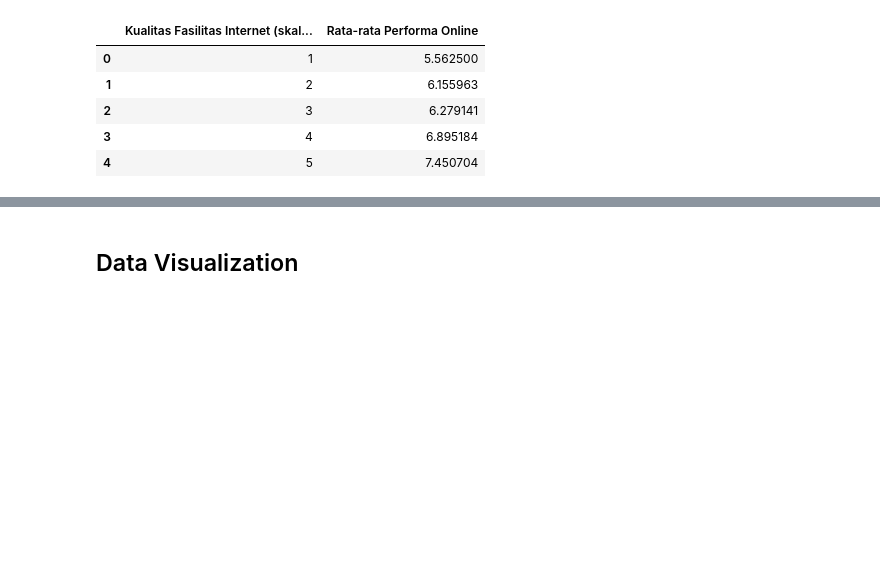
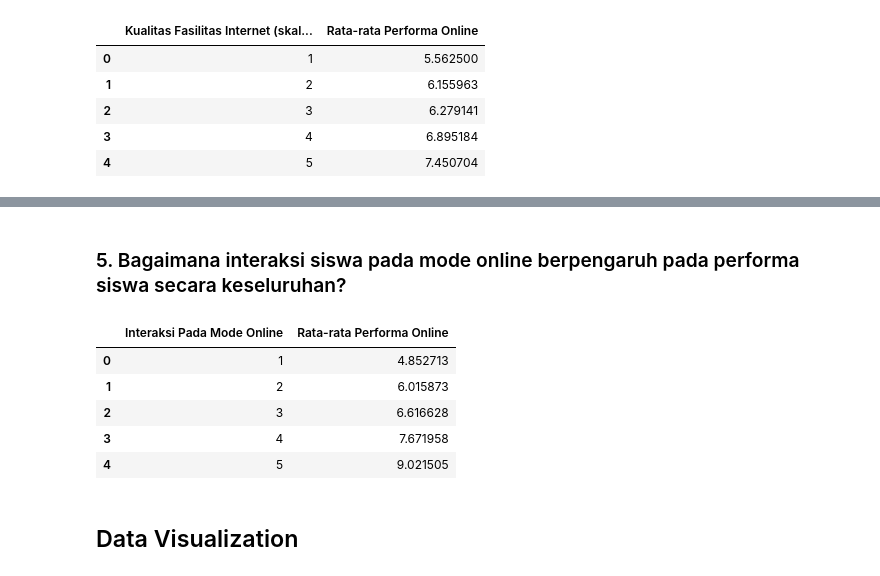
Before and after one commit to rizkiwijanarko/Student_Adaptability_on_E-Learning_Data_Analysis, a Jupyter notebook: E-Learning Data Analysis.ipynb, the cells around one changed output, grey strips where cells are left out. Saved outputs shown, nothing was run; the diff lists cells and outputs as text; code cells hidden in the pictures; blank space fills up the shorter version.

```diff
--- a/E-Learning Data Analysis.ipynb
+++ b/E-Learning Data Analysis.ipynb
@@ -294,3 +321,24 @@ internet_facility_data
+# %% [markdown]
+### 5. Bagaimana interaksi siswa pada mode online berpengaruh pada performa siswa secara keseluruhan?
+# %%
+# Mengelompokkan data berdasarkan waktu yang diberikan untuk belajar
+student_interaction_data = (df.groupby('Your interaction in online mode')
+                          .agg({'Performance in online': 'mean'})
+                          .reset_index()
+                          .rename(columns={
+
+    'Your interaction in online mode': 'Interaksi Pada Mode Online',
+    'Performance in online': 'Rata-rata Performa Online'
+}))
+
+student_interaction_data
+# %% [output]
+|  | Interaksi Pada Mode Online | Rata-rata Performa Online |
+| 0 | 1 | 4.852713 |
+| 1 | 2 | 6.015873 |
+| 2 | 3 | 6.616628 |
+| 3 | 4 | 7.671958 |
+| 4 | 5 | 9.021505 |
 # %% [markdown]
 ## Data Visualization
 # %% [markdown]
```
Also changed, not shown: parts of 15 cells of this notebook.
